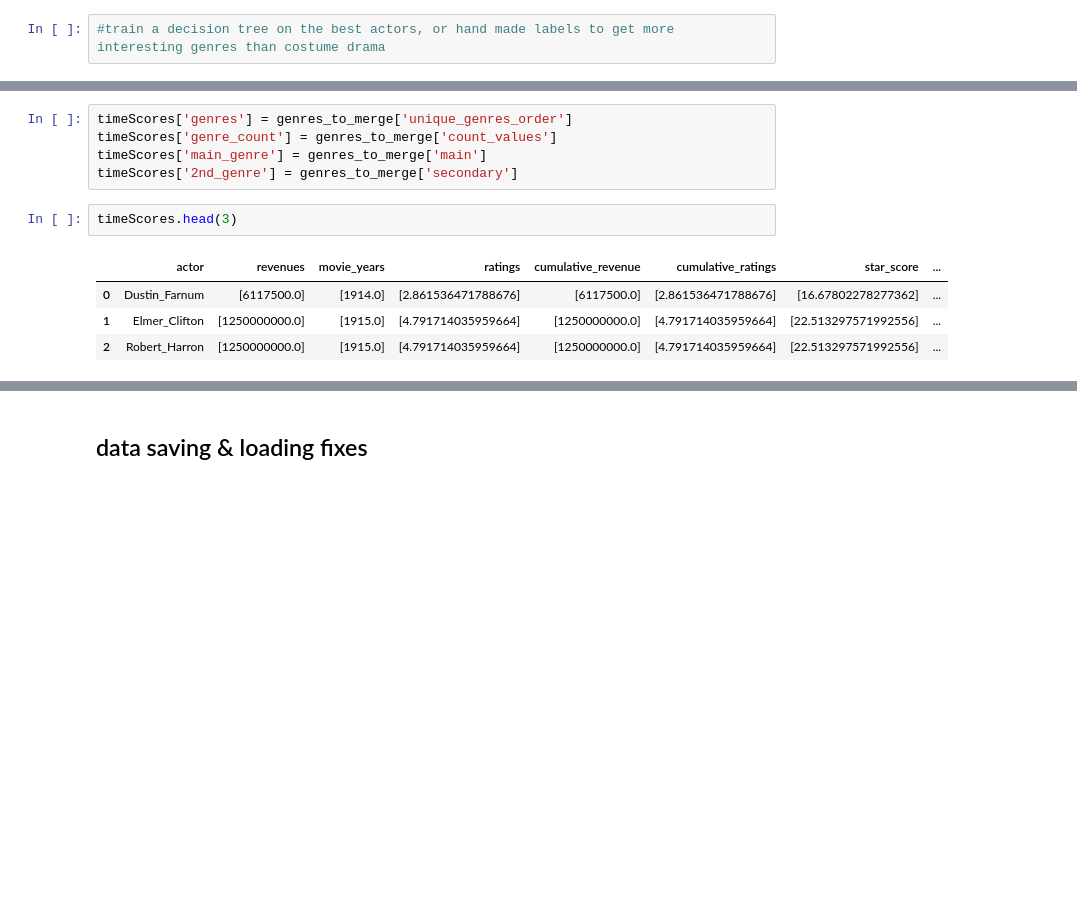
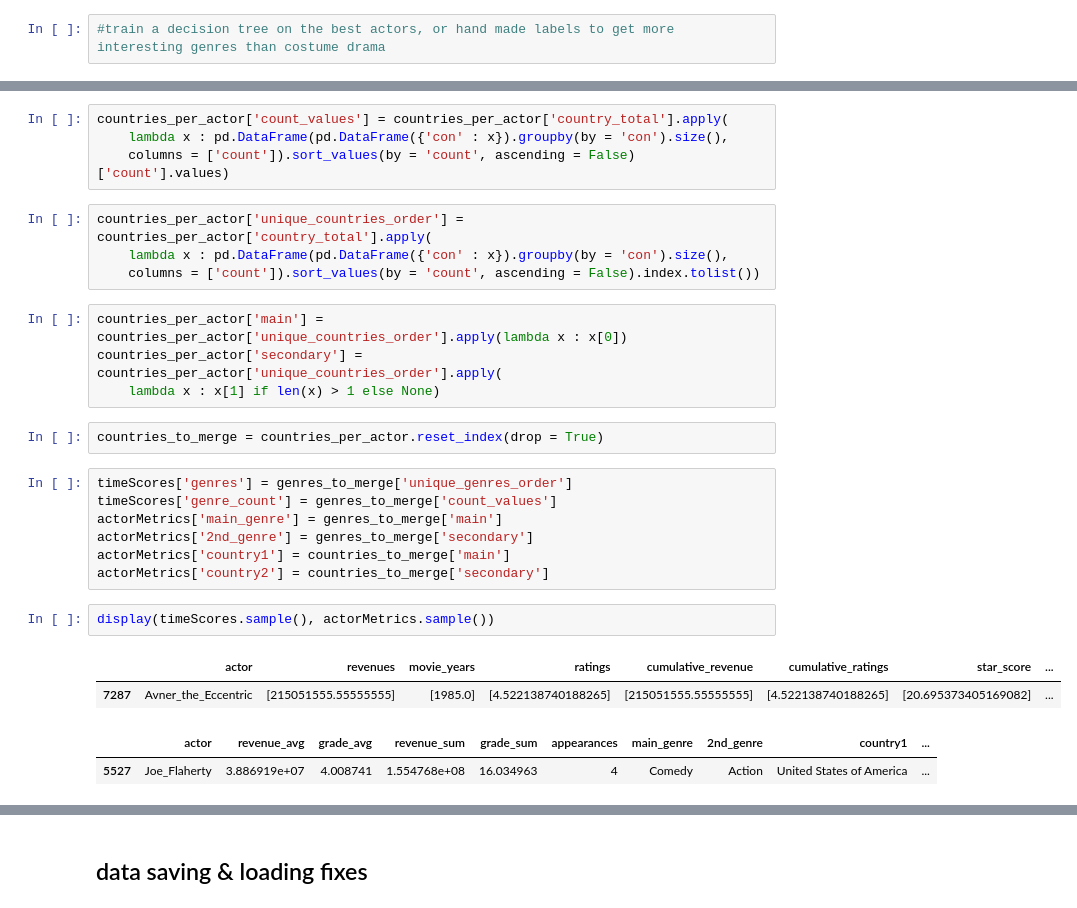
Before and after one commit to louisleger/ada-final-project, a Jupyter notebook: src/fbranches.ipynb, the cells around one changed output, grey strips where cells are left out. Drawn from its saved outputs; the diff is of its cells as text; blank space fills up the shorter version.

```diff
--- a/src/fbranches.ipynb
+++ b/src/fbranches.ipynb
@@ -173,12 +188,28 @@ genres_to_merge = genres_per_actor.reset_index(drop = True)
+# %%
+countries_per_actor['count_values'] = countries_per_actor['country_total'].apply(
+    lambda x : pd.DataFrame(pd.DataFrame({'con' : x}).groupby(by = 'con').size(),
+    columns = ['count']).sort_values(by = 'count', ascending = False)['count'].values)
+# %%
+countries_per_actor['unique_countries_order'] = countries_per_actor['country_total'].apply(
+    lambda x : pd.DataFrame(pd.DataFrame({'con' : x}).groupby(by = 'con').size(),
+    columns = ['count']).sort_values(by = 'count', ascending = False).index.tolist())
+# %%
+countries_per_actor['main'] = countries_per_actor['unique_countries_order'].apply(lambda x : x[0])
+countries_per_actor['secondary'] = countries_per_actor['unique_countries_order'].apply(
+    lambda x : x[1] if len(x) > 1 else None)
+# %%
+countries_to_merge = countries_per_actor.reset_index(drop = True)
 # %%
 timeScores['genres'] = genres_to_merge['unique_genres_order']
 timeScores['genre_count'] = genres_to_merge['count_values']
-timeScores['main_genre'] = genres_to_merge['main']
-timeScores['2nd_genre'] = genres_to_merge['secondary']
+actorMetrics['main_genre'] = genres_to_merge['main']
+actorMetrics['2nd_genre'] = genres_to_merge['secondary']
+actorMetrics['country1'] = countries_to_merge['main']
+actorMetrics['country2'] = countries_to_merge['secondary']
 # %%
-timeScores.head(3)
+display(timeScores.sample(), actorMetrics.sample())
 # %% [output]
 |  | actor | revenues | movie_years | ratings | cumulative_revenue | cumulative_ratings | star_score | ... |
-| 0 | Dustin_Farnum | [6117500.0] | [1914.0] | [2.861536471788676] | [6117500.0] | [2.861536471788676] | [16.67802278277362] | ... |
-| 1 | Elmer_Clifton | [1250000000.0] | [1915.0] | [4.791714035959664] | [1250000000.0] | [4.791714035959664] | [22.513297571992556] | ... |
-| 2 | Robert_Harron | [1250000000.0] | [1915.0] | [4.791714035959664] | [1250000000.0] | [4.791714035959664] | [22.513297571992556] | ... |
+| 7287 | Avner_the_Eccentric | [215051555.55555555] | [1985.0] | [4.522138740188265] | [215051555.55555555] | [4.522138740188265] | [20.695373405169082] | ... |
+|  | actor | revenue_avg | grade_avg | revenue_sum | grade_sum | appearances | main_genre | 2nd_genre | country1 | ... |
+| 5527 | Joe_Flaherty | 3.886919e+07 | 4.008741 | 1.554768e+08 | 16.034963 | 4 | Comedy | Action | United States of America | ... |
```
Also changed, not shown: parts of 58 cells of this notebook.
